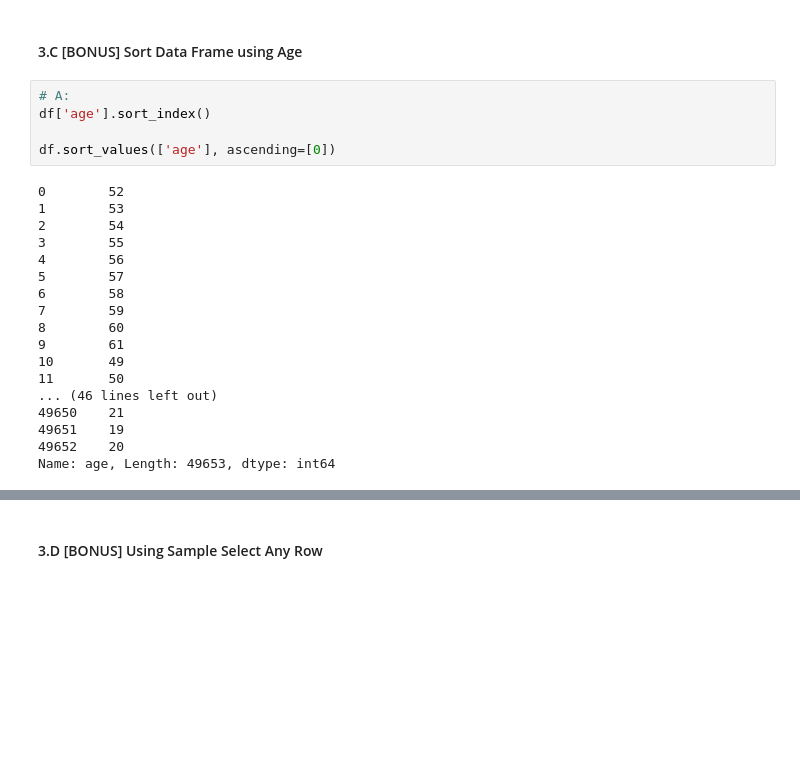
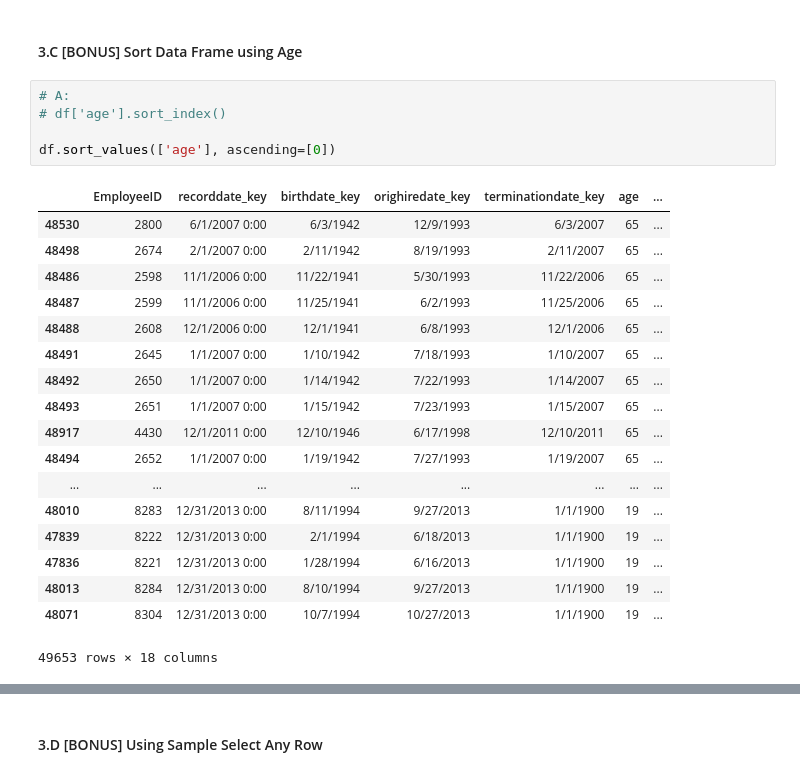
Before and after one commit to Leek03/dsia, a Jupyter notebook: hieu/1.2.2 Pandas Lab-Hieu.ipynb, the cells around one changed output, grey strips where cells are left out. Drawn from its saved outputs; the diff is of its cells as text; blank space fills up the shorter version.

```diff
--- a/hieu/1.2.2 Pandas Lab-Hieu.ipynb
+++ b/hieu/1.2.2 Pandas Lab-Hieu.ipynb
@@ -303,24 +349,25 @@ df.sort_index()
 #### 3.C [BONUS] Sort Data Frame using Age
 # %%
 # A:
-df['age'].sort_index()
+# df['age'].sort_index()
 
 df.sort_values(['age'], ascending=[0])
 # %% [output]
+|  | EmployeeID | recorddate_key | birthdate_key | orighiredate_key | terminationdate_key | age | ... |
+| 48530 | 2800 | 6/1/2007 0:00 | 6/3/1942 | 12/9/1993 | 6/3/2007 | 65 | ... |
+| 48498 | 2674 | 2/1/2007 0:00 | 2/11/1942 | 8/19/1993 | 2/11/2007 | 65 | ... |
+| 48486 | 2598 | 11/1/2006 0:00 | 11/22/1941 | 5/30/1993 | 11/22/2006 | 65 | ... |
+| 48487 | 2599 | 11/1/2006 0:00 | 11/25/1941 | 6/2/1993 | 11/25/2006 | 65 | ... |
+| 48488 | 2608 | 12/1/2006 0:00 | 12/1/1941 | 6/8/1993 | 12/1/2006 | 65 | ... |
+| 48491 | 2645 | 1/1/2007 0:00 | 1/10/1942 | 7/18/1993 | 1/10/2007 | 65 | ... |
+| 48492 | 2650 | 1/1/2007 0:00 | 1/14/1942 | 7/22/1993 | 1/14/2007 | 65 | ... |
+| 48493 | 2651 | 1/1/2007 0:00 | 1/15/1942 | 7/23/1993 | 1/15/2007 | 65 | ... |
+| 48917 | 4430 | 12/1/2011 0:00 | 12/10/1946 | 6/17/1998 | 12/10/2011 | 65 | ... |
+| 48494 | 2652 | 1/1/2007 0:00 | 1/19/1942 | 7/27/1993 | 1/19/2007 | 65 | ... |
+| ... | ... | ... | ... | ... | ... | ... | ... |
+| 48010 | 8283 | 12/31/2013 0:00 | 8/11/1994 | 9/27/2013 | 1/1/1900 | 19 | ... |
+| 47839 | 8222 | 12/31/2013 0:00 | 2/1/1994 | 6/18/2013 | 1/1/1900 | 19 | ... |
+| 47836 | 8221 | 12/31/2013 0:00 | 1/28/1994 | 6/16/2013 | 1/1/1900 | 19 | ... |
+| 48013 | 8284 | 12/31/2013 0:00 | 8/10/1994 | 9/27/2013 | 1/1/1900 | 19 | ... |
+| 48071 | 8304 | 12/31/2013 0:00 | 10/7/1994 | 10/27/2013 | 1/1/1900 | 19 | ... |
-0        52
-1        53
-2        54
-3        55
-4        56
-5        57
-6        58
-7        59
-8        60
-9        61
-10       49
-11       50
-... (46 lines left out)
-49650    21
-49651    19
-49652    20
-Name: age, Length: 49653, dtype: int64
+49653 rows × 18 columns
```
Also changed, not shown: parts of 13 cells of this notebook, 18 other files.
